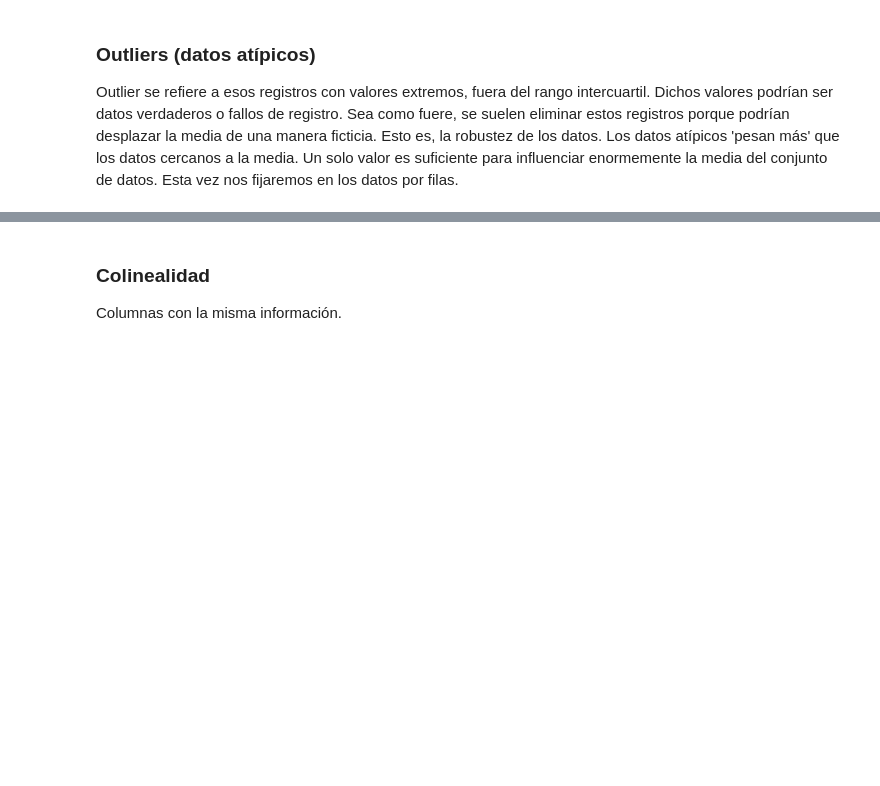
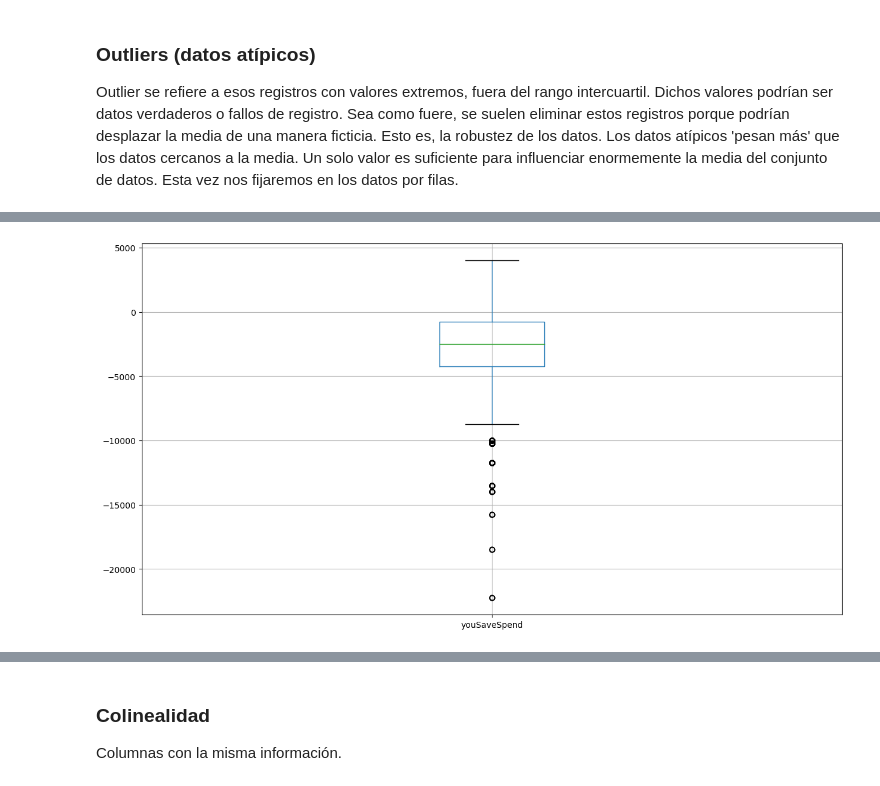
Before and after one commit to Ironhack-Data-Madrid-Octubre-2023/apuntes_clase, a Jupyter notebook: semana_2/3.1 - Data Cleaning.ipynb, the cells around one changed output, grey strips where cells are left out. Saved outputs shown, nothing was run; the diff lists cells and outputs as text; code cells hidden in the pictures; blank space fills up the shorter version.

```diff
--- a/semana_2/3.1 - Data Cleaning.ipynb
+++ b/semana_2/3.1 - Data Cleaning.ipynb
@@ -340,0 +397,2 @@ Nos fijaremos en las columnas numéricas.
+# %%
+df.drop(columns=['charge120'], inplace=True)
@@ -340,0 +423,15 @@ Nos fijaremos en las columnas numéricas.
+# %%
+# columnas ctes
+
+
+cte_cols = []
+
+
+for c in df.select_dtypes(include=np.number):   # para cada columna numerica.....
+
+    if df[c].std() == 0:
+
+        cte_cols.append(c)
+
+
+cte_cols
@@ -340,0 +464,19 @@ Nos fijaremos en las columnas numéricas.
+# %%
+# cols de baja varianza
+
+low_var = []
+
+
+for c in df.select_dtypes(include=np.number):
+
+
+    minimo = df[c].min()
+    maximo = df[c].max()
+
+    per_90 = np.percentile(df[c], 90)
+    per_10 = np.percentile(df[c], 10)
+
+    if minimo==per_90 or maximo==per_10:
+        low_var.append(c)
+
+low_var
@@ -340,0 +501,2 @@ Nos fijaremos en las columnas numéricas.
+# %%
+df.drop(columns = low_var, inplace=True)
@@ -344,0 +541,4 @@ Outlier se refiere a esos registros con valores extremos, fuera del rango interc
+# %%
+df[['youSaveSpend']].boxplot(figsize=(15, 8));
+# %% [output]
+[figure, added]
```
Also changed, not shown: parts of 28 cells of this notebook.
